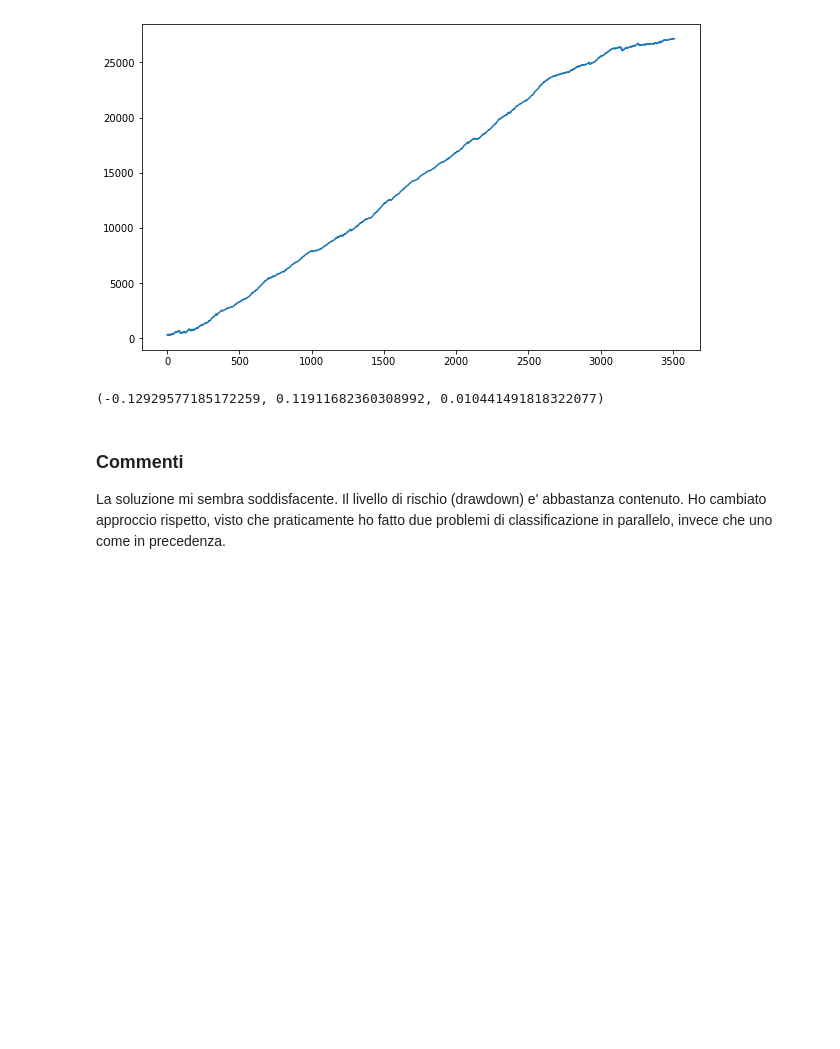
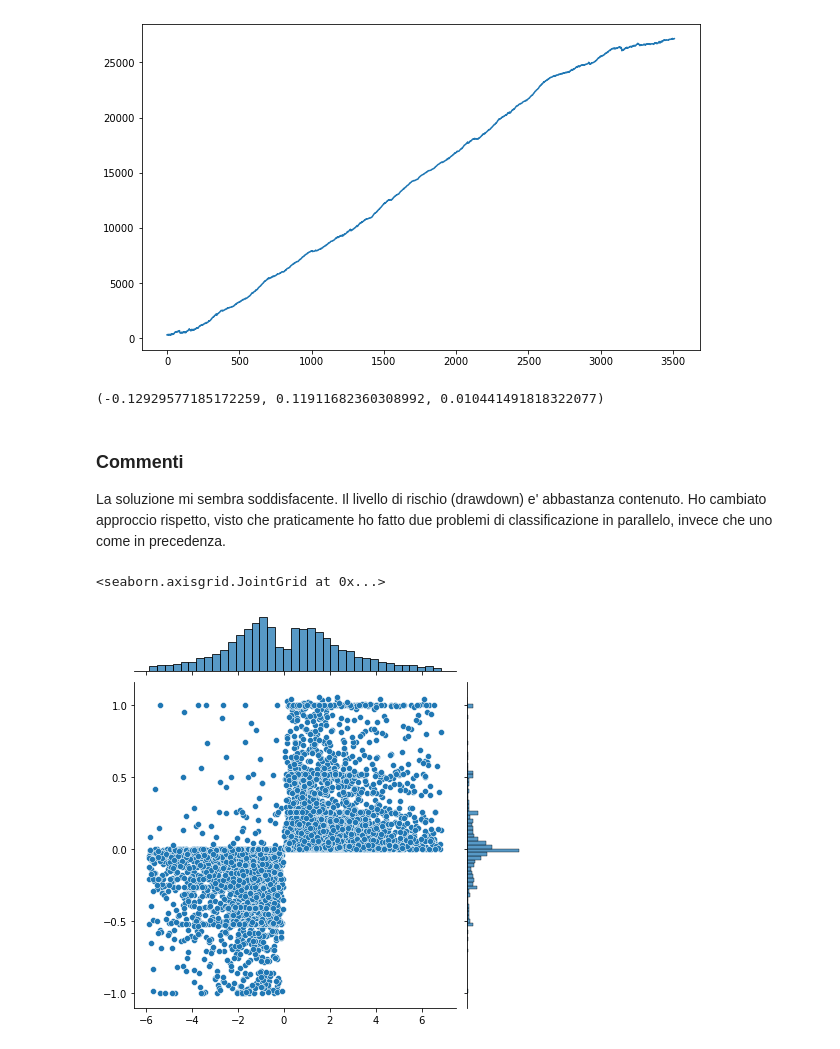
Before and after one commit to ignazio-bovo/msc_thesis, a Jupyter notebook: final_proposal.ipynb, the cells around one changed output. Drawn from its saved outputs; the diff is of its cells as text; code cells hidden in the pictures; blank space fills up the shorter version.

```diff
--- a/final_proposal.ipynb
+++ b/final_proposal.ipynb
@@ -126,7 +126,7 @@ import seaborn as sns
 # plt.rc('figure',figsize=(16,9),dpi=80)
 
 df = pd.read_csv('data/raw/data_binance.csv')
-df.columns=['timestamp','ask','bid','ask_size','bid_size','sell_qty','buy_qty']
+df.columns=['timestamp','ask','bid','asksize','bid_size','sell_qty','buy_qty']
 df.timestamp = pd.to_datetime(df.timestamp)
 # df = df.set_index('timestamp').resample('10s').apply({'bid': np.mean,
 #                                                       'ask': np.mean,
@@ -136,9 +136,10 @@ df.timestamp = pd.to_datetime(df.timestamp)
 #                                                       'buy_qty': np.sum
 #                                                      })
 df.set_index('timestamp',inplace=True)
-df['ofi'] = (df.ask.diff() >= 0).astype(int) * df.ask_size.apply(np.abs) -\
-              (df.ask.diff() <= 0).astype(int) * df.ask_size.apply(np.abs) -\
-              (df.bid.diff() >= 0).astype(int) * df.bid_size.apply(np.abs) -\
-              (df.bid.diff() <= 0).astype(int) * df.bid_size.apply(np.abs)
+
+df['ofi'] = (df.ask.diff() >= 0).astype(int) * df.asksize.shift(-1).apply(np.abs) -\
+              (df.ask.diff() <= 0).astype(int) * df.asksize.apply(np.abs) +\
+              (df.bid.diff() >= 0).astype(int) * df.bidsize.apply(np.abs) -\
+              (df.bid.diff() <= 0).astype(int) * df.bidsize.shift(-1).apply(np.abs)
 df.head()
 # %% [output]
@@ -433,3 +491,19 @@ max_drawdown, sharpe_ratio, omega_ratio
 ### Commenti
 La soluzione mi sembra soddisfacente.
 Il livello di rischio (drawdown) e' abbastanza contenuto. Ho cambiato approccio rispetto, visto che praticamente ho fatto due problemi di classificazione in parallelo, invece che uno come in precedenza.
+# %%
+q_sell = df.sell_qty.quantile([.1,.9]).values
+q_buy = df.buy_qty.quantile([.1,.9]).values
+s_ask = df.ask_size.quantile([.1,.9]).values
+s_bid = df.bid_size.quantile([.1,.9]).values
+# %%
+qty = pd.concat([-df.sell_qty[(df.sell_qty < q_sell[1])],\
+           df.buy_qty[(df.buy_qty < q_buy[1])]])
+size = pd.concat([-df.ask_size[(df.ask_size < s_ask[1])],\
+           df.bid_size[(df.bid_size < s_bid[1])]])
+# %%
+N = min(qty.shape[0], size.shape[0])
+sns.jointplot(x=qty.values[:N],y=size.values[:N])
+# %% [output]
+<seaborn.axisgrid.JointGrid at 0x...>
+[figure, added]
```
Also changed, not shown: parts of 13 cells of this notebook, 5 other files.
